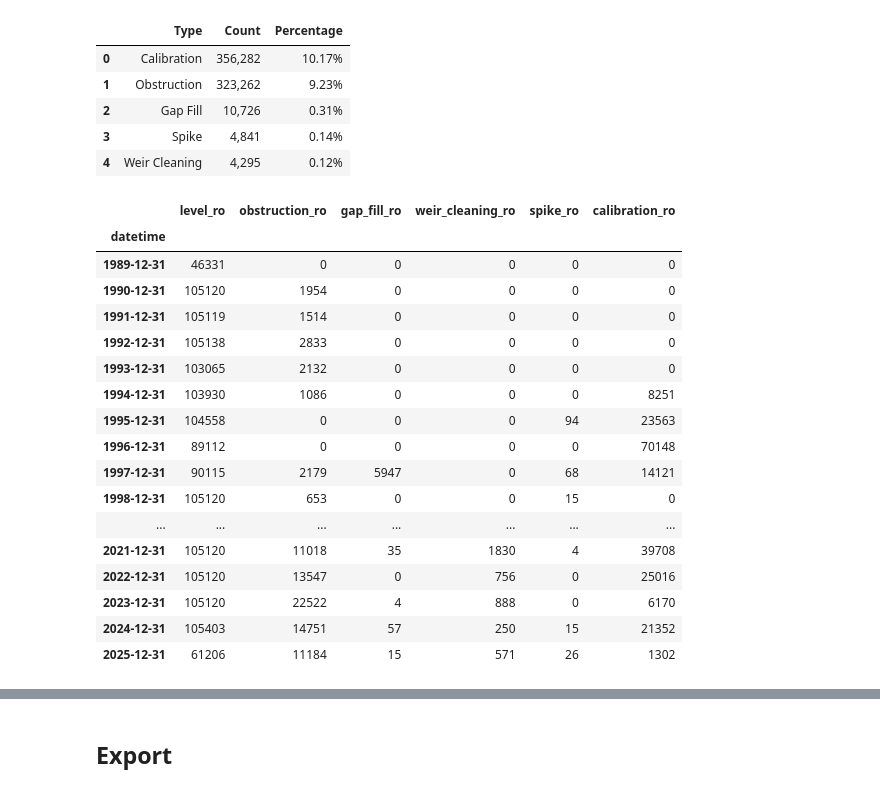
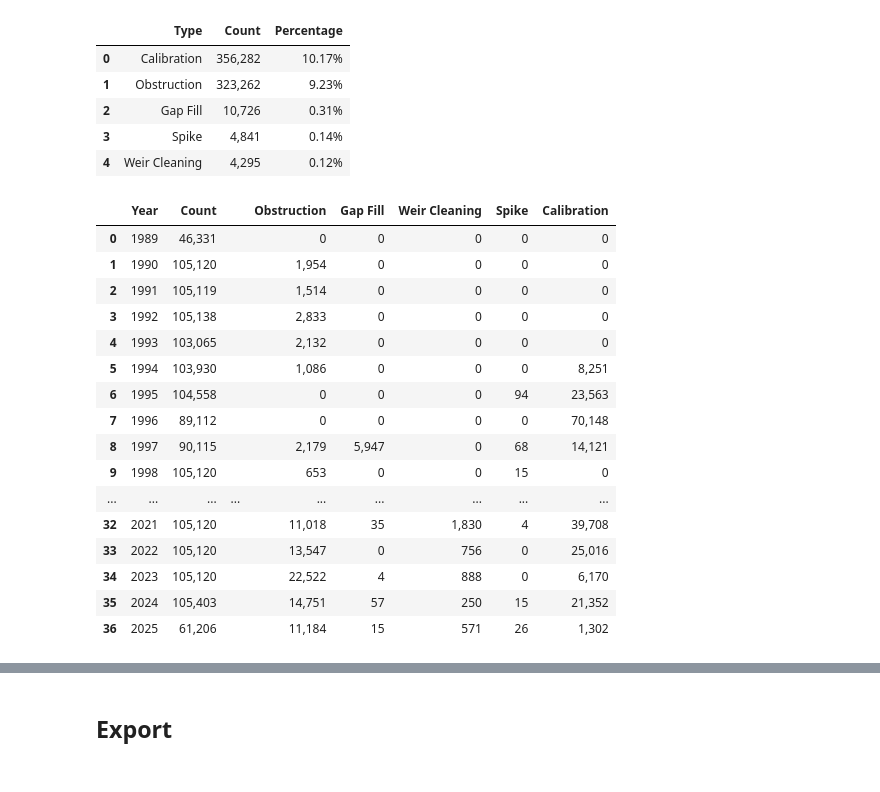
Before and after one commit to gmcginnis/info-698-capstone, a Jupyter notebook: code/02_eda.ipynb, the cells around one changed output, grey strips where cells are left out. Cells and saved outputs as stored; diff of their text form; code cells hidden in the pictures.

Commit message:
Percentage table

```diff
--- a/code/02_eda.ipynb
+++ b/code/02_eda.ipynb
@@ -357,28 +321,47 @@ data_fm
 # %%
 # data_fm_yr = data_water[['obstruction', 'gap_fill', 'weir_cleaning', 'spike', 'calibration']].resample('1YE').sum()
 # data_fm_yr
-data_fm_yr = data_water[['obstruction_ro', 'gap_fill_ro', 'weir_cleaning_ro', 'spike_ro', 'calibration_ro']].resample('1YE').sum()
+data_fm_yr_e = data_water[['obstruction_ro', 'gap_fill_ro', 'weir_cleaning_ro', 'spike_ro', 'calibration_ro']].resample('1YE').sum()
 data_fm_yr_cnt = data_water['level_ro'].resample('1YE').count()
 # data_fm_yr = pd.concat([data_fm_yr_cnt, data_fm_yr], axis=1)
-pd.concat([data_fm_yr_cnt, data_fm_yr], axis=1)
-# del data_fm_yr_cnt
+data_fm_yr = pd.concat([data_fm_yr_cnt, data_fm_yr_e], axis=1)
+del data_fm_yr_e, data_fm_yr_cnt
+
+data_fm_yr = data_fm_yr.rename(columns={'level_ro':'Count'})
+
+
+data_fm_yr = name_clean_col(data_fm_yr, "Year")
+data_fm_yr["Year"] = data_fm_yr["Year"].dt.year
+
+# Make a copy for another table in the next block
+data_fm_yr_per = data_fm_yr.copy()
+
+# Add commas to all values except the year
+for col in data_fm_yr:
+    if col!="Year":
+        data_fm_yr[col] = data_fm_yr[col].map('{:,}'.format)
+
+# Add an empty column to add another line between the total counts and error counts
+data_fm_yr.insert(loc=2, column = ' ', value = '')
+
+make_latex_tab(data_fm_yr, "tab_fmyear_counts")
+data_fm_yr
 # %% [output]
-|  | level_ro | obstruction_ro | gap_fill_ro | weir_cleaning_ro | spike_ro | calibration_ro |
-| datetime |  |  |  |  |  |  |
-| 1989-12-31 | 46331 | 0 | 0 | 0 | 0 | 0 |
-| 1990-12-31 | 105120 | 1954 | 0 | 0 | 0 | 0 |
-| 1991-12-31 | 105119 | 1514 | 0 | 0 | 0 | 0 |
-| 1992-12-31 | 105138 | 2833 | 0 | 0 | 0 | 0 |
-| 1993-12-31 | 103065 | 2132 | 0 | 0 | 0 | 0 |
-| 1994-12-31 | 103930 | 1086 | 0 | 0 | 0 | 8251 |
-| 1995-12-31 | 104558 | 0 | 0 | 0 | 94 | 23563 |
-| 1996-12-31 | 89112 | 0 | 0 | 0 | 0 | 70148 |
-| 1997-12-31 | 90115 | 2179 | 5947 | 0 | 68 | 14121 |
-| 1998-12-31 | 105120 | 653 | 0 | 0 | 15 | 0 |
-| ... | ... | ... | ... | ... | ... | ... |
-| 2021-12-31 | 105120 | 11018 | 35 | 1830 | 4 | 39708 |
-| 2022-12-31 | 105120 | 13547 | 0 | 756 | 0 | 25016 |
-| 2023-12-31 | 105120 | 22522 | 4 | 888 | 0 | 6170 |
-| 2024-12-31 | 105403 | 14751 | 57 | 250 | 15 | 21352 |
-| 2025-12-31 | 61206 | 11184 | 15 | 571 | 26 | 1302 |
+|  | Year | Count |  | Obstruction | Gap Fill | Weir Cleaning | Spike | Calibration |
+| 0 | 1989 | 46,331 |  | 0 | 0 | 0 | 0 | 0 |
+| 1 | 1990 | 105,120 |  | 1,954 | 0 | 0 | 0 | 0 |
+| 2 | 1991 | 105,119 |  | 1,514 | 0 | 0 | 0 | 0 |
+| 3 | 1992 | 105,138 |  | 2,833 | 0 | 0 | 0 | 0 |
+| 4 | 1993 | 103,065 |  | 2,132 | 0 | 0 | 0 | 0 |
+| 5 | 1994 | 103,930 |  | 1,086 | 0 | 0 | 0 | 8,251 |
+| 6 | 1995 | 104,558 |  | 0 | 0 | 0 | 94 | 23,563 |
+| 7 | 1996 | 89,112 |  | 0 | 0 | 0 | 0 | 70,148 |
+| 8 | 1997 | 90,115 |  | 2,179 | 5,947 | 0 | 68 | 14,121 |
+| 9 | 1998 | 105,120 |  | 653 | 0 | 0 | 15 | 0 |
+| ... | ... | ... | ... | ... | ... | ... | ... | ... |
+| 32 | 2021 | 105,120 |  | 11,018 | 35 | 1,830 | 4 | 39,708 |
+| 33 | 2022 | 105,120 |  | 13,547 | 0 | 756 | 0 | 25,016 |
+| 34 | 2023 | 105,120 |  | 22,522 | 4 | 888 | 0 | 6,170 |
+| 35 | 2024 | 105,403 |  | 14,751 | 57 | 250 | 15 | 21,352 |
+| 36 | 2025 | 61,206 |  | 11,184 | 15 | 571 | 26 | 1,302 |
 # %%
```
Also changed, not shown: parts of 7 cells of this notebook.
